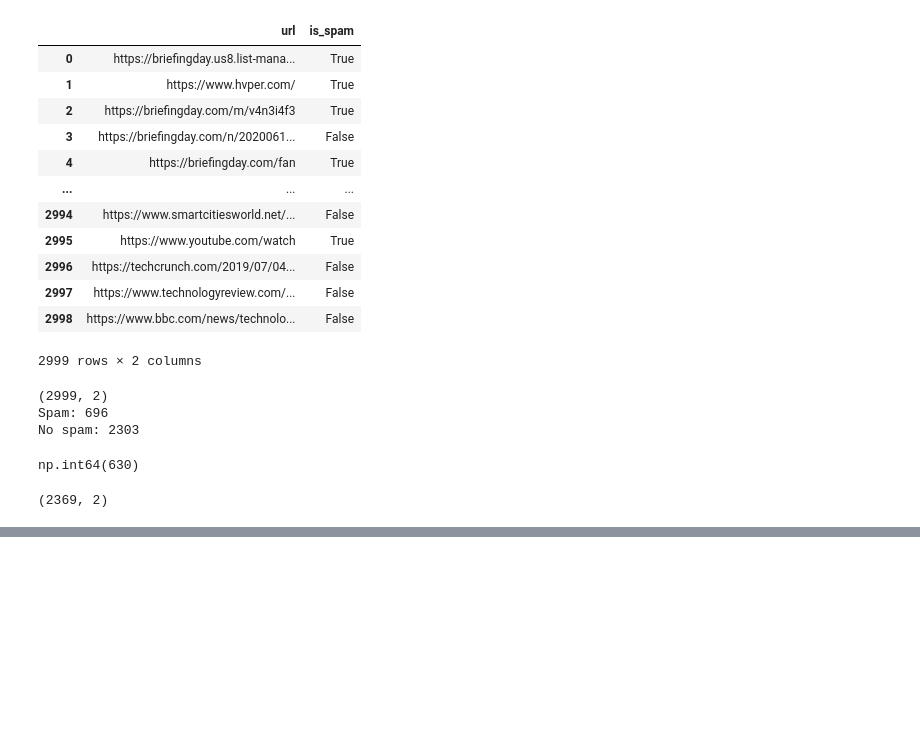
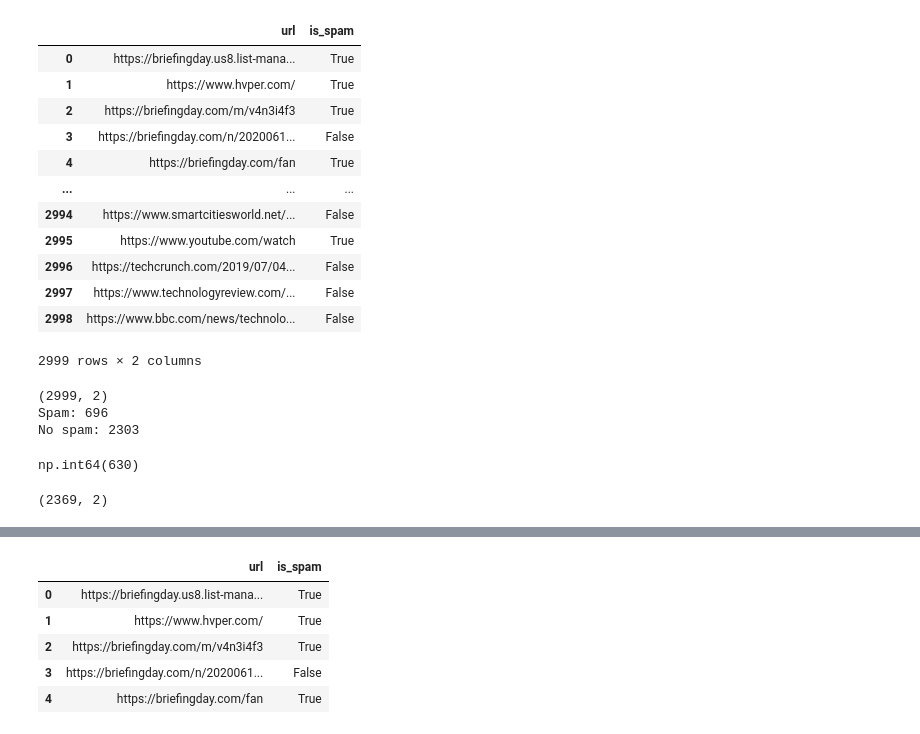
Before and after one commit to Nicolas-DL/NLP, a Jupyter notebook: src/explore.ipynb, the cells around one changed output, grey strips where cells are left out. Saved outputs shown, nothing was run; the diff lists cells and outputs as text; code cells hidden in the pictures; blank space fills up the shorter version.

```diff
--- a/src/explore.ipynb
+++ b/src/explore.ipynb
@@ -42,0 +59,9 @@ df_raw.reset_index()
+# %%
+df_raw.head()
+# %% [output]
+|  | url | is_spam |
+| 0 | https://briefingday.us8.list-mana... | True |
+| 1 | https://www.hvper.com/ | True |
+| 2 | https://briefingday.com/m/v4n3i4f3 | True |
+| 3 | https://briefingday.com/n/2020061... | False |
+| 4 | https://briefingday.com/fan | True |
```
Also changed, not shown: parts of 9 cells of this notebook, 2 other files.
